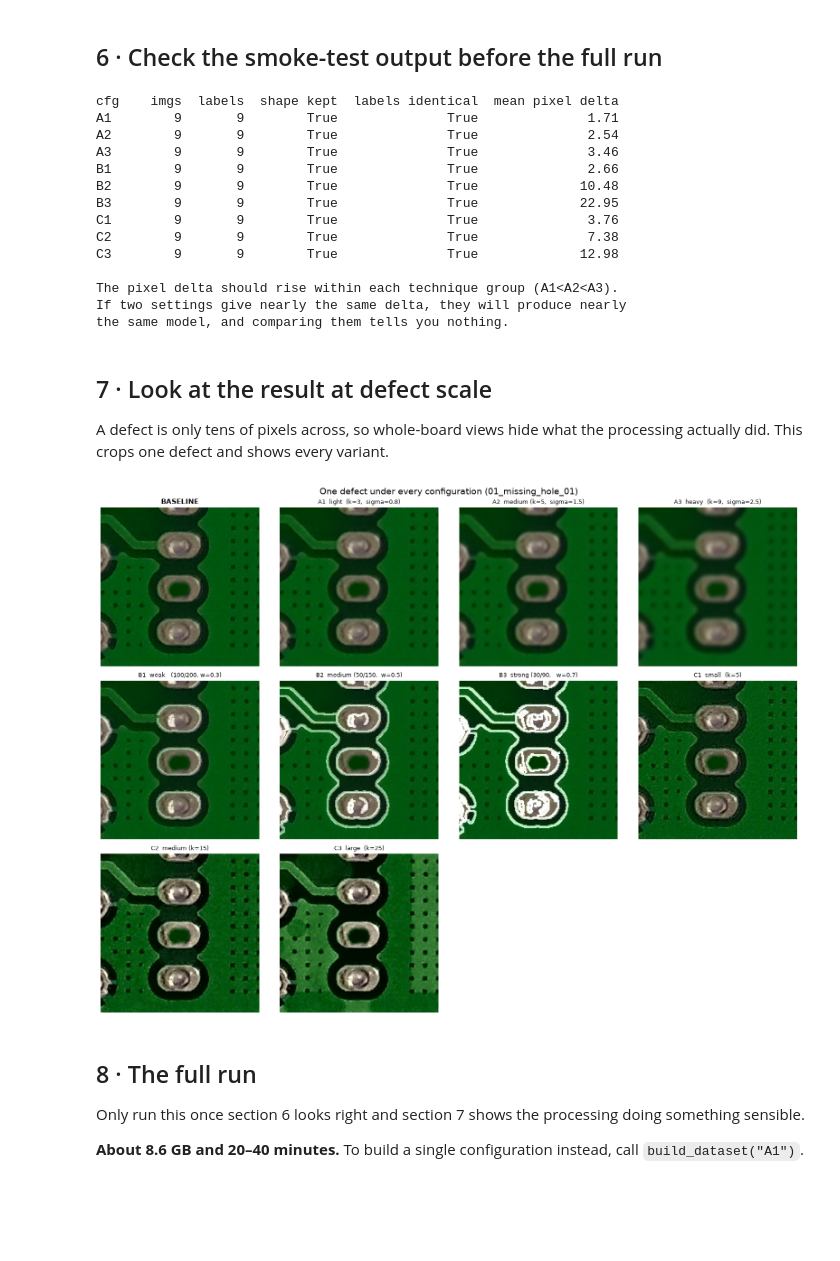
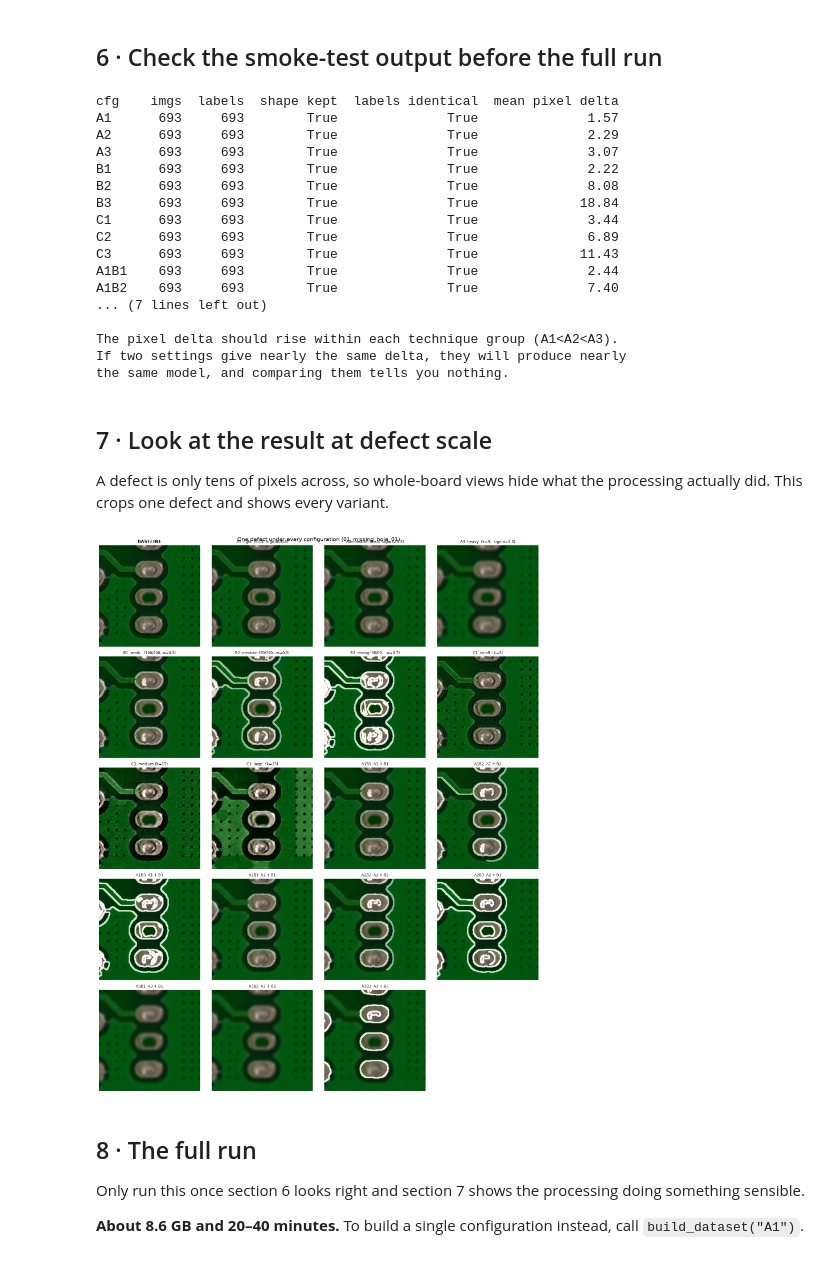
Before and after one commit to denile888/PCB-Defect-Inspection, a Jupyter notebook: notebook/melvinwongkakian/02_processed_dataset.ipynb, the cells around one changed output. Saved outputs shown, nothing was run; the diff lists cells and outputs as text; code cells hidden in the pictures; blank space fills up the shorter version.

```diff
--- a/notebook/melvinwongkakian/02_processed_dataset.ipynb
+++ b/notebook/melvinwongkakian/02_processed_dataset.ipynb
@@ -329,3 +329,39 @@ names:
 print("build_dataset() defined.")
 # %% [output]
 build_dataset() defined.
+# %%
+import itertools
+
+def gaussian_then_canny(image, ksize, sigma, low, high, weight):
+    """Combined: Gaussian smoothing, then Canny-guided edge enhancement.
+
+    Order is deliberate — denoise first, then strengthen boundaries. The
+    reverse would blur the edge overlay just added.
+
+    Note the two stages interact: heavier smoothing leaves fewer gradients
+    for Canny to find, so the edge overlay shrinks as ksize/sigma rise.
+    The grid is therefore not orthogonal.
+    """
+    smoothed = cv2.GaussianBlur(image, (ksize, ksize), sigma)
+    return canny_edge_enhance(smoothed, low, high, weight)
+
+
+# Reuse the exact parameters from the single-technique configs, so any
+# difference is attributable to the combination rather than to retuning.
+GAUSS_PARAMS = {"A1": {"ksize": 3, "sigma": 0.8},
+                "A2": {"ksize": 5, "sigma": 1.5},
+                "A3": {"ksize": 9, "sigma": 2.5}}
+
+CANNY_PARAMS = {"B1": {"low": 100, "high": 200, "weight": 0.3},
+                "B2": {"low": 50,  "high": 150, "weight": 0.5},
+                "B3": {"low": 30,  "high": 90,  "weight": 0.7}}
+
+COMBINED_KEYS = []
+for g, c in itertools.product(GAUSS_PARAMS, CANNY_PARAMS):
+    key = f"{g}{c}"                      # A1B1, A1B2, ... A3B3
+    CONFIGS[key] = ("Combined", f"{g} + {c}",
+                    gaussian_then_canny,
+                    {**GAUSS_PARAMS[g], **CANNY_PARAMS[c]})
+    COMBINED_KEYS.append(key)
+
+print(f"Added {len(COMBINED_KEYS)} combined configs: {COMBINED_KEYS}")
@@ -331,0 +370,3 @@ build_dataset() defined.
+# %%
+for key in COMBINED_KEYS:
+    build_dataset(key)
@@ -394,15 +453,18 @@ print("If two settings give nearly the same delta, they will produce nearly")
 print("the same model, and comparing them tells you nothing.")
 # %% [output]
 cfg    imgs  labels  shape kept  labels identical  mean pixel delta
-A1        9       9        True              True              1.71
-A2        9       9        True              True              2.54
-A3        9       9        True              True              3.46
-B1        9       9        True              True              2.66
-B2        9       9        True              True             10.48
-B3        9       9        True              True             22.95
-C1        9       9        True              True              3.76
-C2        9       9        True              True              7.38
-C3        9       9        True              True             12.98
+A1      693     693        True              True              1.57
+A2      693     693        True              True              2.29
+A3      693     693        True              True              3.07
+B1      693     693        True              True              2.22
+B2      693     693        True              True              8.08
+B3      693     693        True              True             18.84
+C1      693     693        True              True              3.44
+C2      693     693        True              True              6.89
+C3      693     693        True              True             11.43
+A1B1    693     693        True              True              2.44
+A1B2    693     693        True              True              7.40
+... (7 lines left out)
 
 The pixel delta should rise within each technique group (A1<A2<A3).
 If two settings give nearly the same delta, they will produce nearly
@@ -420,35 +482,35 @@ image = cv2.imread(str(image_path))
 H, W = image.shape[:2]
 
 _, xc, yc, w, h = label_path.read_text().split("\n")[0].split()
 xc, yc = float(xc) * W, float(yc) * H
 w, h = float(w) * W, float(h) * H
 
 pad = 70
 half = int(max(w, h) / 2 + pad)
 y0, y1 = int(yc - half), int(yc + half)
 x0, x1 = int(xc - half), int(xc + half)
 
-fig, axes = plt.subplots(3, 4, figsize=(16, 12))
+fig, axes = plt.subplots(5, 4, figsize=(16, 20))
 axes = axes.ravel()
 
 axes[0].imshow(cv2.cvtColor(image[y0:y1, x0:x1], cv2.COLOR_BGR2RGB))
 axes[0].set_title("BASELINE", fontsize=11, weight="bold")
 
 for ax, key in zip(axes[1:], CONFIGS):
     crop = cv2.imread(str(PROCESSED_DIR / f"pcb_{key}" /
                           "images" / "train" / image_path.name))[y0:y1, x0:x1]
     ax.imshow(cv2.cvtColor(crop, cv2.COLOR_BGR2RGB))
     ax.set_title(f"{key}  {CONFIGS[key][1]}", fontsize=9)
 
 for ax in axes:
     ax.axis("off")
 
 plt.suptitle(f"One defect under every configuration ({image_path.stem})",
              fontsize=14)
 plt.tight_layout()
 plt.show()
 # %% [output]
-[figure, old version]
+[figure, new version]
 # %% [markdown]
 ## 8 · The full run
 
```
Also changed, not shown: parts of 2 cells of this notebook, 1 other file.
